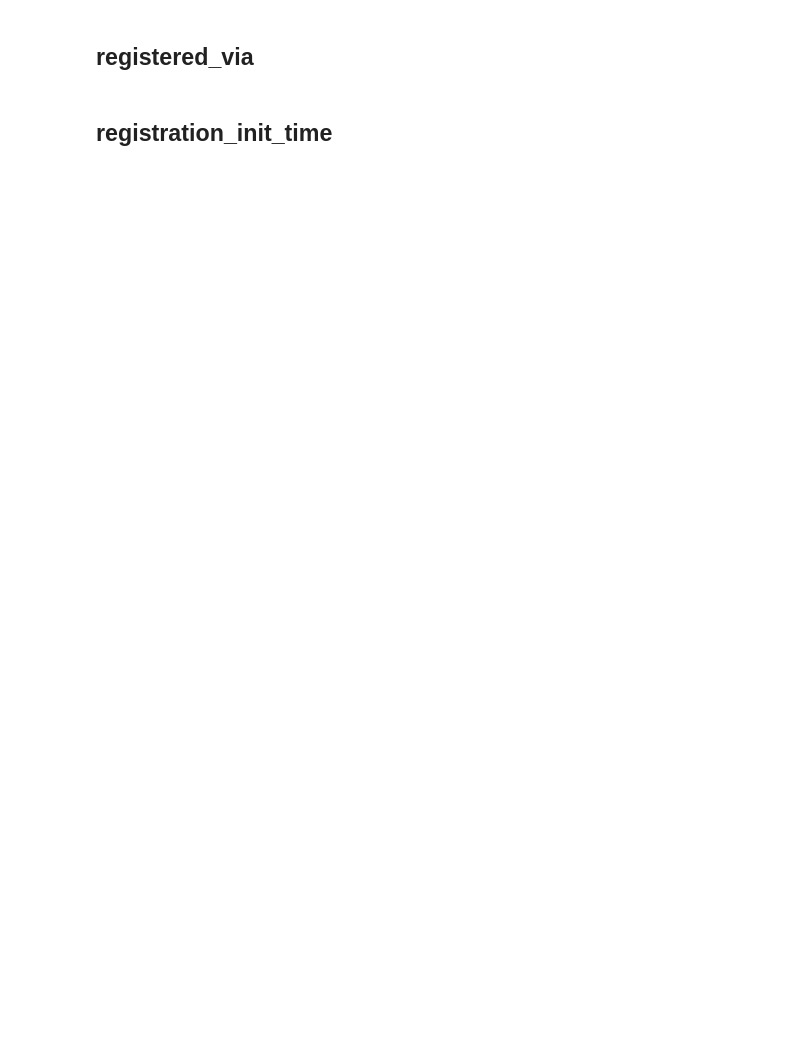
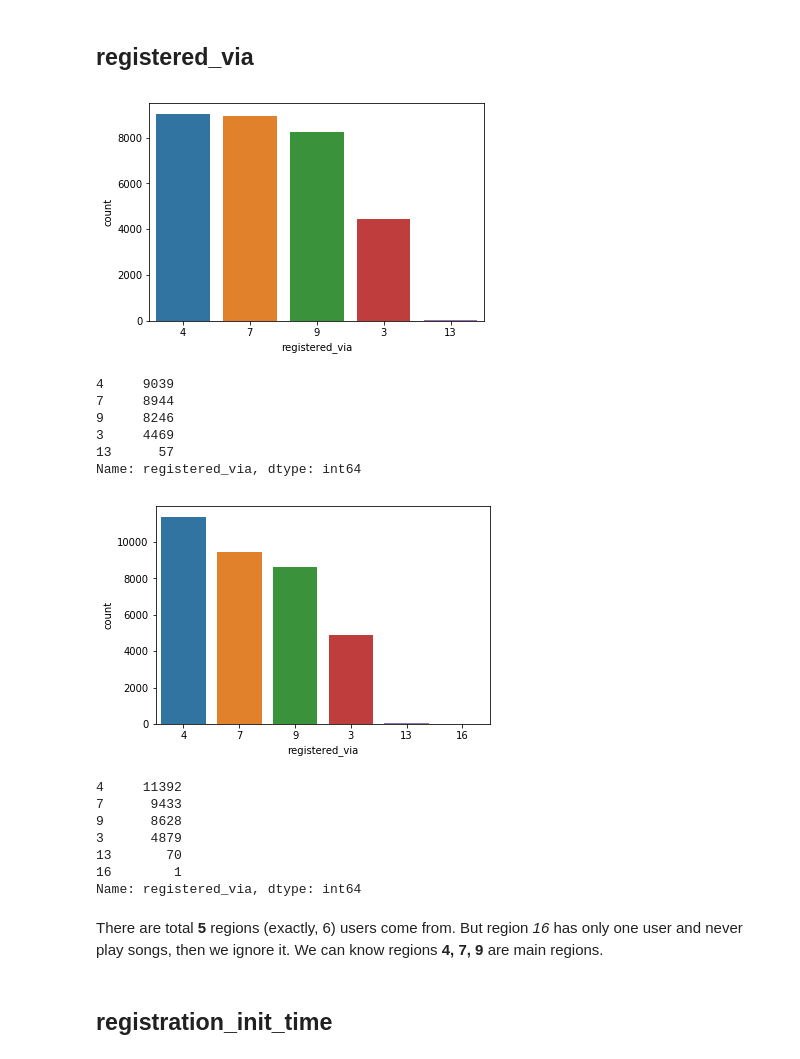
Before and after one commit to dsmilab/WSDM2018-KKBox-MRC, a Jupyter notebook: exploration_member.ipynb, the cells around one changed output. Saved outputs shown, nothing was run; the diff lists cells and outputs as text; code cells hidden in the pictures; blank space fills up the shorter version.

```diff
--- a/exploration_member.ipynb
+++ b/exploration_member.ipynb
@@ -158,4 +173,34 @@ It obvious that **female** users almost equal to **male** users. In this opinion
 # %% [markdown]
 ## registered_via
+# %%
+count_df = train_df[['msno', 'registered_via']].drop_duplicates('msno')
+sns.countplot(x='registered_via', data=count_df, order=count_df['registered_via'].value_counts().index)
+plt.show()
+print(count_df['registered_via'].value_counts())
+
+count_df = members_df[['msno', 'registered_via']].fillna('nan').drop_duplicates('msno')
+sns.countplot(x='registered_via', data=count_df, order=count_df['registered_via'].value_counts().index)
+plt.show()
+print(count_df['registered_via'].value_counts())
+# %% [output]
+[figure, added]
+4     9039
+7     8944
+9     8246
+3     4469
+13      57
+Name: registered_via, dtype: int64
+[figure, added]
+4     11392
+7      9433
+9      8628
+3      4879
+13       70
+16        1
+Name: registered_via, dtype: int64
+# %% [markdown]
+There are total **5** regions (exactly, 6) users come from.
+But region *16* has only one user and never play songs, then we ignore it.
+We can know regions **4, 7, 9** are main regions.
 # %% [markdown]
 ## registration_init_time
```
Also changed, not shown: parts of 7 cells of this notebook.
